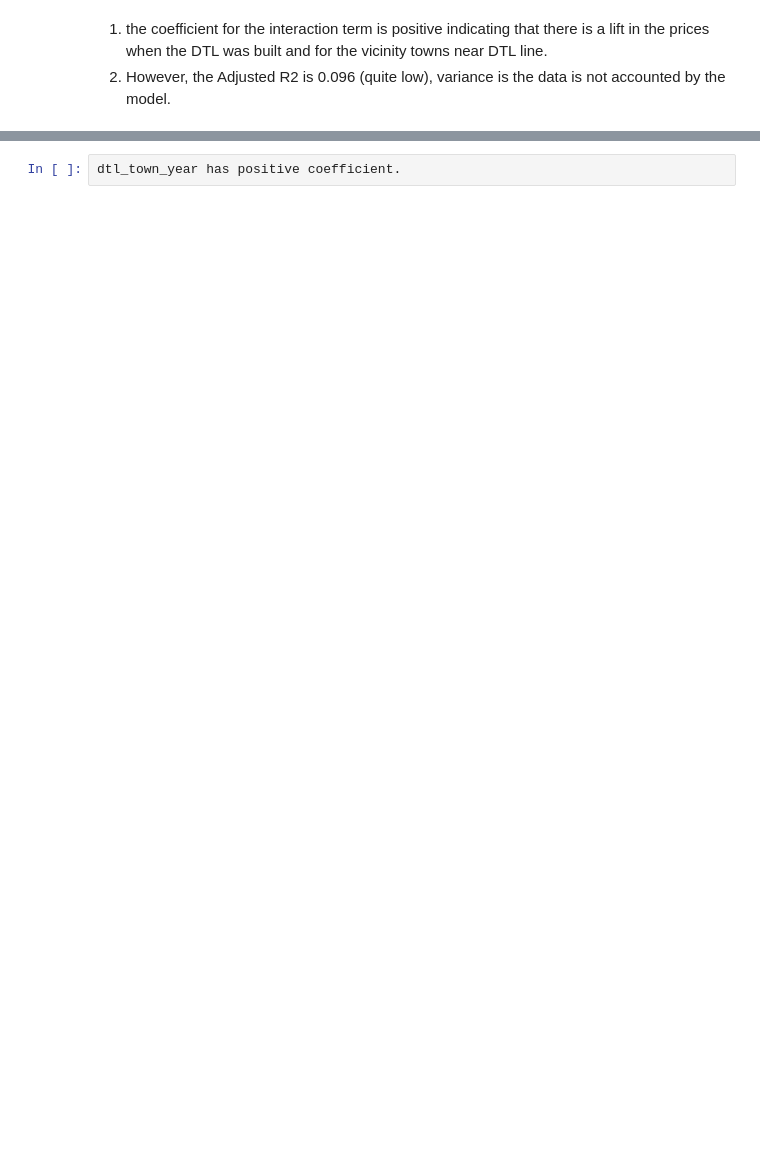
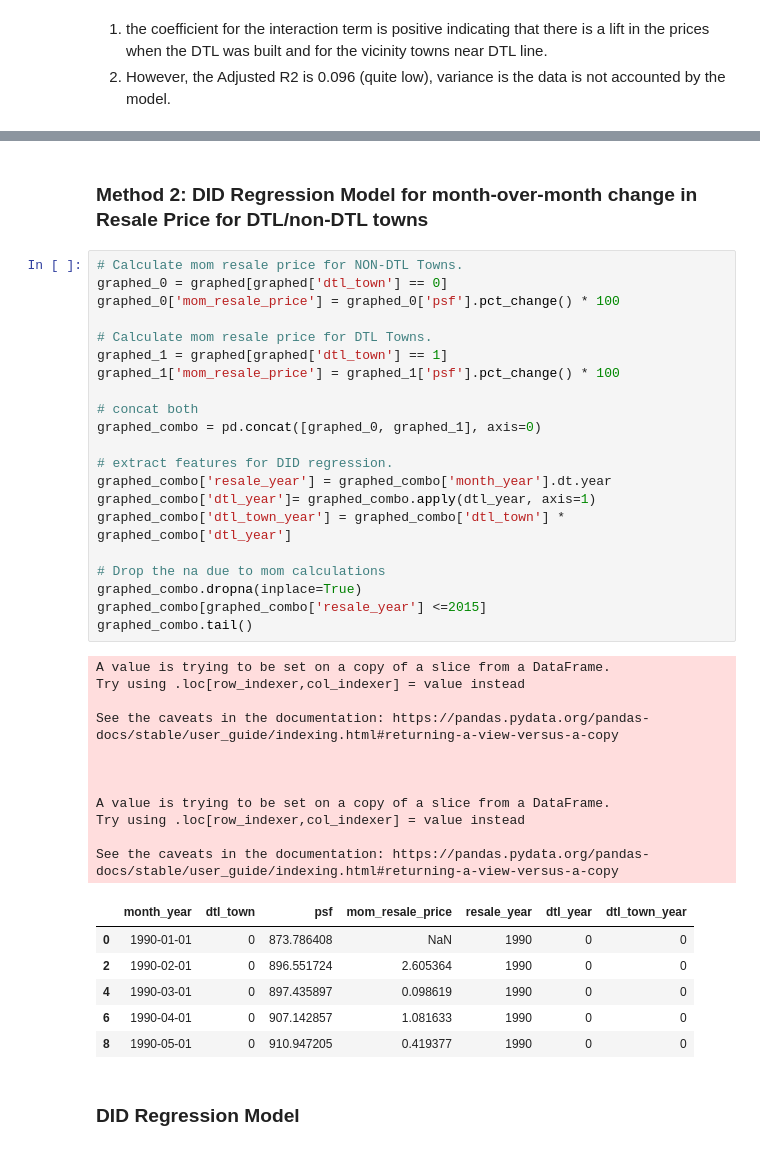
Before and after one commit to bhumikalamba/public_policy, a Jupyter notebook: hdb_resale/hdb_resale.ipynb, the cells around one changed output, grey strips where cells are left out. Drawn from its saved outputs; the diff is of its cells as text; blank space fills up the shorter version.

```diff
--- a/hdb_resale/hdb_resale.ipynb
+++ b/hdb_resale/hdb_resale.ipynb
@@ -329,2 +337,43 @@ print(D2-D1)
-# %%
-dtl_town_year has positive coefficient.
+# %% [markdown]
+### Method 2: DID Regression Model for month-over-month change in Resale Price for DTL/non-DTL towns
+# %%
+# Calculate mom resale price for NON-DTL Towns.
+graphed_0 = graphed[graphed['dtl_town'] == 0]
+graphed_0['mom_resale_price'] = graphed_0['psf'].pct_change() * 100
+
+# Calculate mom resale price for DTL Towns.
+graphed_1 = graphed[graphed['dtl_town'] == 1]
+graphed_1['mom_resale_price'] = graphed_1['psf'].pct_change() * 100
+
+# concat both
+graphed_combo = pd.concat([graphed_0, graphed_1], axis=0)
+
+# extract features for DID regression.
+graphed_combo['resale_year'] = graphed_combo['month_year'].dt.year
+graphed_combo['dtl_year']= graphed_combo.apply(dtl_year, axis=1)
+graphed_combo['dtl_town_year'] = graphed_combo['dtl_town'] * graphed_combo['dtl_year']
+
+# Drop the na due to mom calculations
+graphed_combo.dropna(inplace=True)
+graphed_combo[graphed_combo['resale_year'] <=2015]
+graphed_combo.tail()
+# %% [output]
+A value is trying to be set on a copy of a slice from a DataFrame.
+Try using .loc[row_indexer,col_indexer] = value instead
+
+See the caveats in the documentation: https://pandas.pydata.org/pandas-docs/stable/user_guide/indexing.html#returning-a-view-versus-a-copy
+
+
+
+A value is trying to be set on a copy of a slice from a DataFrame.
+Try using .loc[row_indexer,col_indexer] = value instead
+
+See the caveats in the documentation: https://pandas.pydata.org/pandas-docs/stable/user_guide/indexing.html#returning-a-view-versus-a-copy
+|  | month_year | dtl_town | psf | mom_resale_price | resale_year | dtl_year | dtl_town_year |
+| 0 | 1990-01-01 | 0 | 873.786408 | NaN | 1990 | 0 | 0 |
+| 2 | 1990-02-01 | 0 | 896.551724 | 2.605364 | 1990 | 0 | 0 |
+| 4 | 1990-03-01 | 0 | 897.435897 | 0.098619 | 1990 | 0 | 0 |
+| 6 | 1990-04-01 | 0 | 907.142857 | 1.081633 | 1990 | 0 | 0 |
+| 8 | 1990-05-01 | 0 | 910.947205 | 0.419377 | 1990 | 0 | 0 |
+# %% [markdown]
+### DID Regression Model
```
Also changed, not shown: parts of 21 cells of this notebook, 1 other file.
